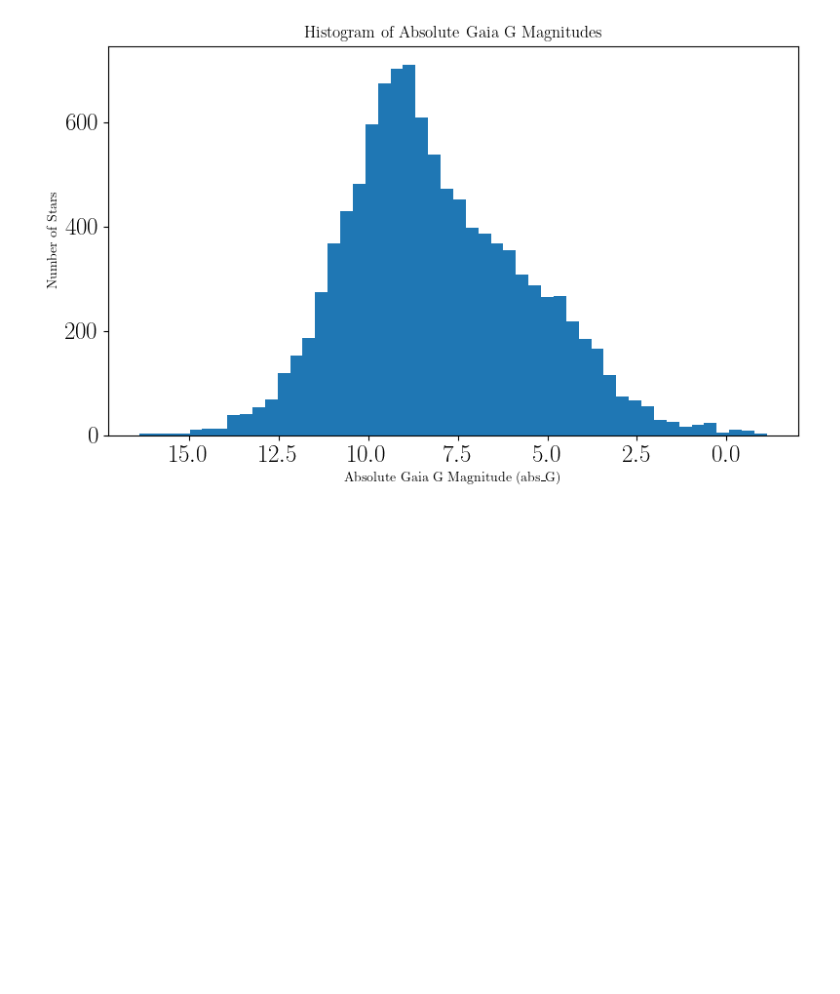
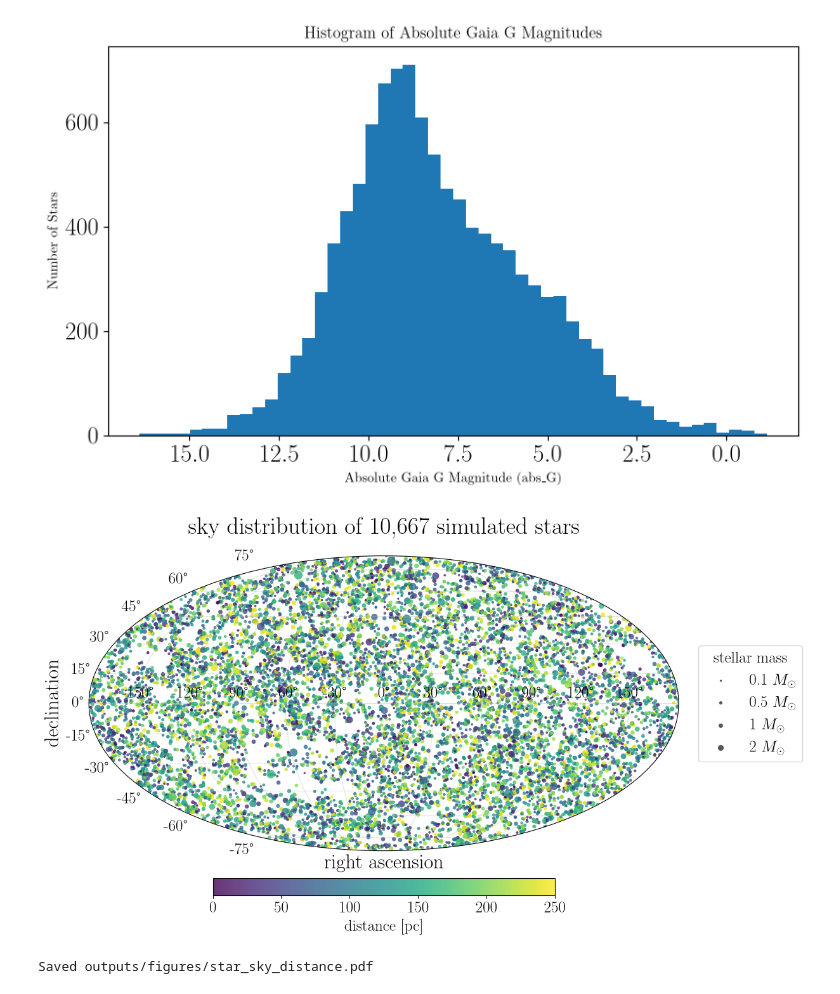
Before and after one commit to adrn/epochalypse, a Jupyter notebook: load_stars.ipynb, the cells around one changed output. Cells and saved outputs as stored; diff of their text form; code cells hidden in the pictures; blank space fills up the shorter version.

```diff
--- a/load_stars.ipynb
+++ b/load_stars.ipynb
@@ -209,3 +225,77 @@ plt.show()
 [figure]
 # %%
 sample_sources_w_mass_radius.to_csv('./outputs/data/stars.csv', index=False)
+# %%
+from pathlib import Path
+from matplotlib.colors import Normalize
+
+# Keep finite sky positions with positive parallaxes. Distance is in parsecs
+# because parallax is stored in milliarcseconds.
+sky = sample_sources_w_mass_radius.loc[
+    np.isfinite(sample_sources_w_mass_radius["ra"])
+    & np.isfinite(sample_sources_w_mass_radius["dec"])
+    & np.isfinite(sample_sources_w_mass_radius["parallax"])
+    & (sample_sources_w_mass_radius["parallax"] > 0)
+    & np.isfinite(sample_sources_w_mass_radius["mass_interp"])
+    & (sample_sources_w_mass_radius["mass_interp"] > 0)
+].copy()
+sky["distance_pc"] = 1000.0 / sky["parallax"]
+
+# Wrap RA to [-pi, pi] and reverse it so RA increases toward the left,
+# following the usual astronomical sky-map convention.
+ra_rad = np.deg2rad(sky["ra"].to_numpy())
+ra_wrapped = np.remainder(ra_rad + np.pi, 2.0 * np.pi) - np.pi
+ra_plot = -ra_wrapped
+dec_plot = np.deg2rad(sky["dec"].to_numpy())
+distance_pc = sky["distance_pc"].to_numpy()
+mass_msun = sky["mass_interp"].to_numpy()
+
+# Matplotlib's `s` is marker area, so this makes displayed area scale
+# linearly with stellar mass while retaining a small visible minimum.
+def mass_to_marker_area(mass):
+    return 4.0 + 20.0 * np.asarray(mass)
+
+fig = plt.figure(figsize=(12, 7))
+ax = fig.add_subplot(111, projection="mollweide")
+points = ax.scatter(
+    ra_plot,
+    dec_plot,
+    c=distance_pc,
+    s=mass_to_marker_area(mass_msun),
+    cmap="viridis",
+    norm=Normalize(vmin=0.0, vmax=250.0),
+    linewidths=0,
+    alpha=0.8,
+    rasterized=True,
+)
+ax.grid(True, alpha=0.35)
+ax.set_xlabel("right ascension", fontsize=23)
+ax.set_ylabel("declination", fontsize=23)
+ax.set_title(
+    rf"sky distribution of {len(sky):,} simulated stars",
+    pad=25, fontsize=27
+)
+
+legend_masses = [0.1, 0.5, 1.0, 2.0]
+legend_handles = [
+    ax.scatter(
+        [], [], s=mass_to_marker_area(mass), color="0.35",
+        linewidths=0, label=rf"{mass:g} $M_\odot$",
+    )
+    for mass in legend_masses
+]
+ax.legend(
+    handles=legend_handles, title="stellar mass", loc="center left",
+    bbox_to_anchor=(1.02, 0.5), frameon=True, fontsize=18, title_fontsize=18,
+)
+colorbar = fig.colorbar(points, ax=ax, orientation="horizontal", pad=0.08, fraction=0.05)
+colorbar.set_label("distance [pc]", fontsize=18)
+
+figure_path = Path("outputs/figures/star_sky_distance.pdf")
+figure_path.parent.mkdir(parents=True, exist_ok=True)
+fig.savefig(figure_path, bbox_inches="tight")
+plt.show()
+print(f"Saved {figure_path}")
+# %% [output]
+[figure, added]
+Saved outputs/figures/star_sky_distance.pdf
```
Also changed, not shown: parts of 1 cell of this notebook, 2 other files.
